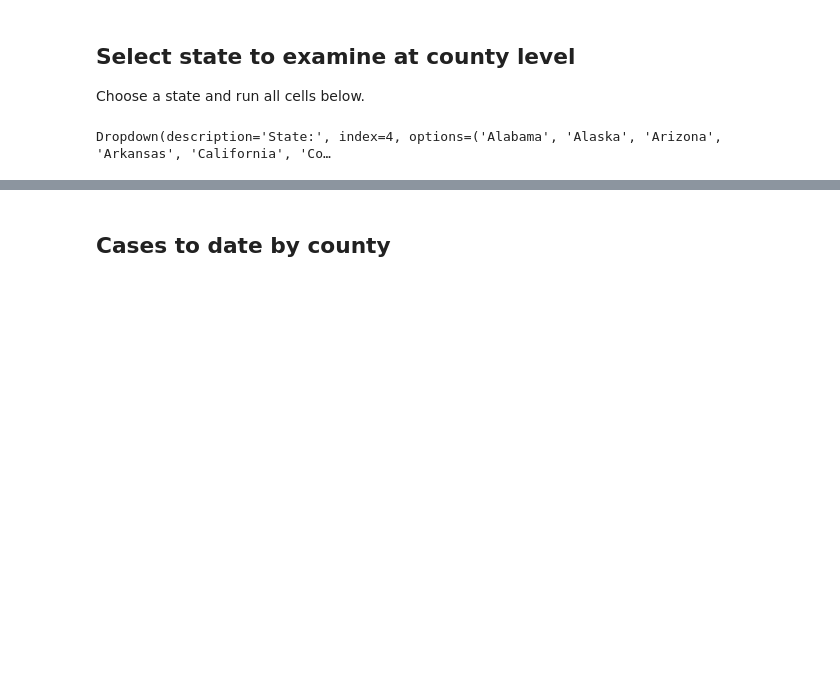
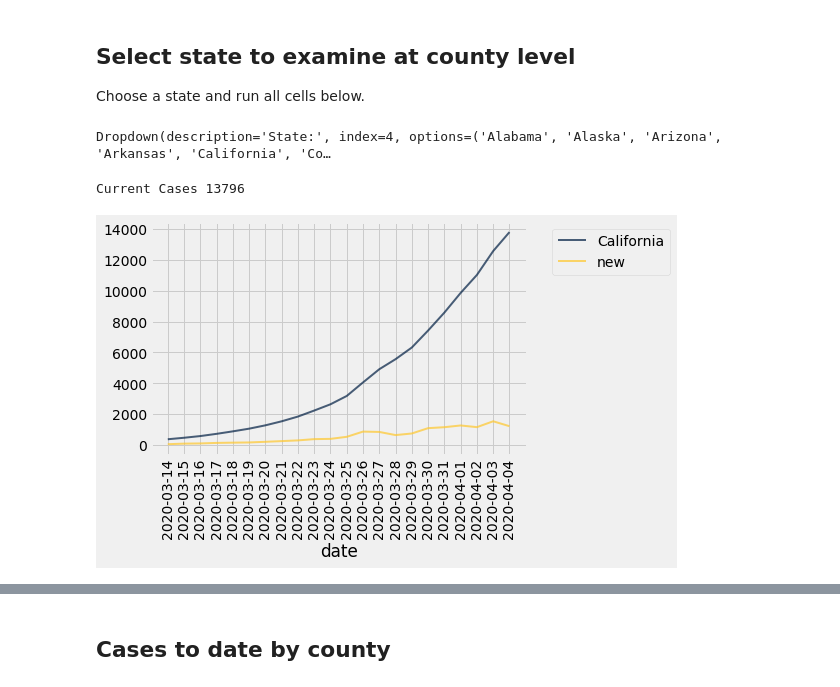
Before and after one commit to deculler/covid19, a Jupyter notebook: Counties-US-covid19-nytimes.ipynb, the cells around one changed output, grey strips where cells are left out. Saved outputs shown, nothing was run; the diff lists cells and outputs as text; code cells hidden in the pictures; blank space fills up the shorter version.

```diff
--- a/Counties-US-covid19-nytimes.ipynb
+++ b/Counties-US-covid19-nytimes.ipynb
@@ -189,3 +196,13 @@ cases = TimeTable.from_table(raw_state.pivot('county', 'date', 'cases', sum), ti
                              time_less_fun=less_day)
 deaths = TimeTable.from_table(raw_state.pivot('county', 'date', 'deaths', sum), time_col = 'date',
                              time_less_fun=less_day)
+# %%
+state_cases = cases.select(cases.time_column)
+state_cases[state] = cases.sum_cols()
+print('Current Cases', state_cases[state][-1])
+state_case_trend = state_cases.trend()
+prior_to(state_case_trend.extract([state, 'new']), 21).oplot()
+_ = plots.xticks(rotation=90)
+# %% [output]
+Current Cases 13796
+[figure, added]
```
Also changed, not shown: parts of 21 cells of this notebook, 1 other file.
